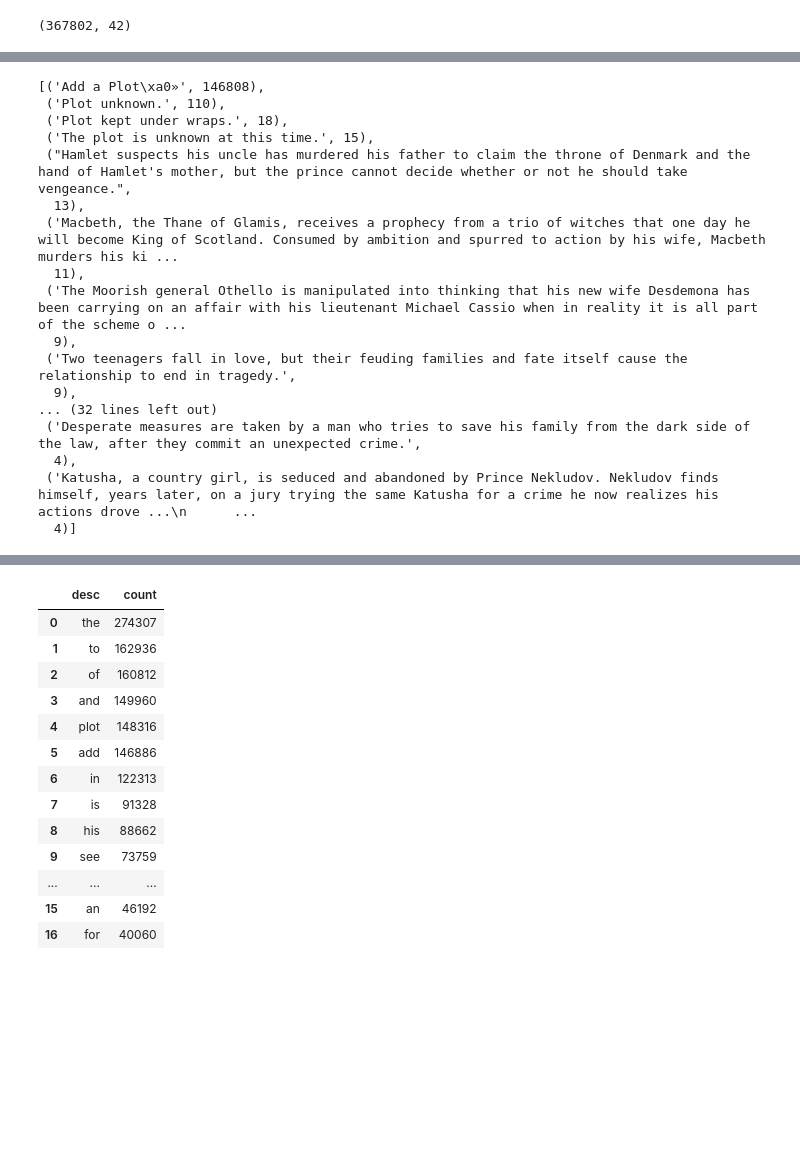
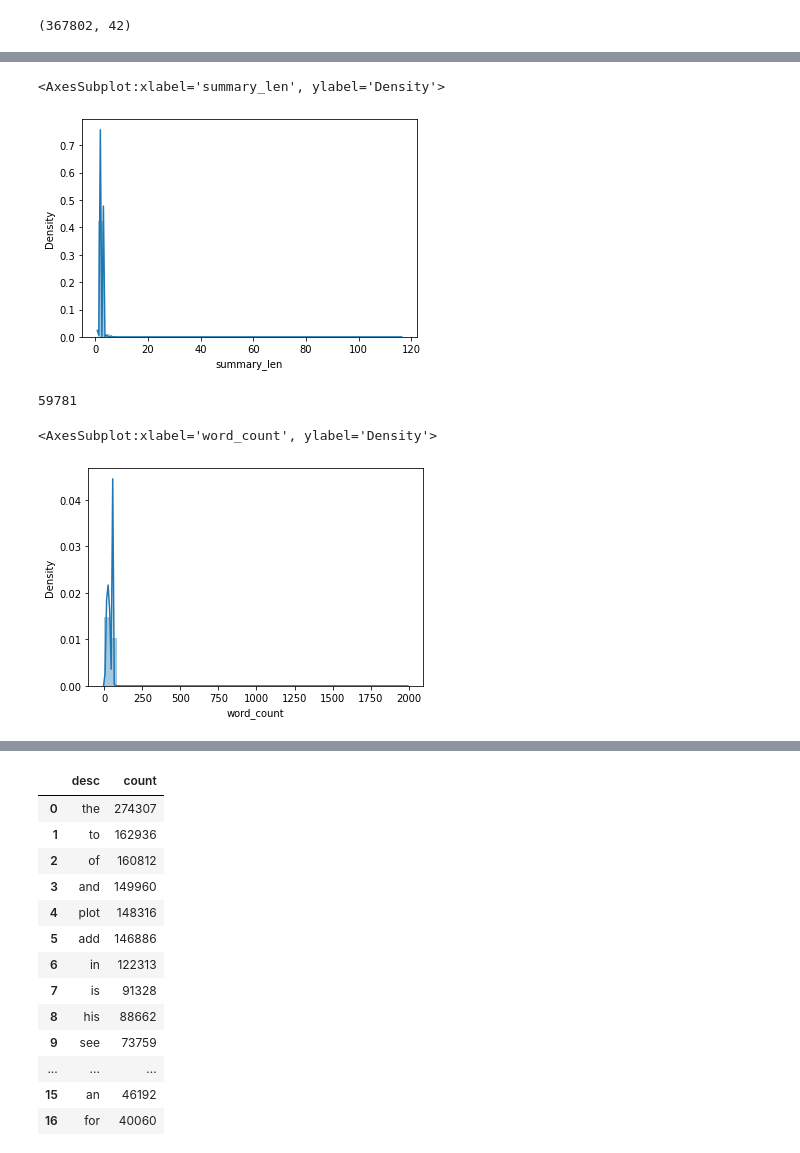
Before and after one commit to F1nalFortune/movie_recommendation, a Jupyter notebook: create_phelps.ipynb, the cells around one changed output, grey strips where cells are left out. Drawn from its saved outputs; the diff is of its cells as text; code cells hidden in the pictures; blank space fills up the shorter version.

```diff
--- a/create_phelps.ipynb
+++ b/create_phelps.ipynb
@@ -60 +134,6 @@ df=df.drop(columns=drop_columns)
+# %%
+def summary_len(text):
+  result = len(tokenizer.tokenize(text))
+  return result
+df['summary_len']=df['summary'].apply(summary_len)
 # %%
@@ -72,20 +154,5 @@ df['summary_len']
-# %%
-Counter(df['summary'].dropna()).most_common(30)
-# %% [output]
-[('Add a Plot\xa0»', 146808),
- ('Plot unknown.', 110),
- ('Plot kept under wraps.', 18),
- ('The plot is unknown at this time.', 15),
- ("Hamlet suspects his uncle has murdered his father to claim the throne of Denmark and the hand of Hamlet's mother, but the prince cannot decide whether or not he should take vengeance.",
-  13),
- ('Macbeth, the Thane of Glamis, receives a prophecy from a trio of witches that one day he will become King of Scotland. Consumed by ambition and spurred to action by his wife, Macbeth murders his ki ...
-  11),
- ('The Moorish general Othello is manipulated into thinking that his new wife Desdemona has been carrying on an affair with his lieutenant Michael Cassio when in reality it is all part of the scheme o ...
-  9),
- ('Two teenagers fall in love, but their feuding families and fate itself cause the relationship to end in tragedy.',
-  9),
-... (32 lines left out)
- ('Desperate measures are taken by a man who tries to save his family from the dark side of the law, after they commit an unexpected crime.',
-  4),
- ('Katusha, a country girl, is seduced and abandoned by Prince Nekludov. Nekludov finds himself, years later, on a jury trying the same Katusha for a crime he now realizes his actions drove ...\n      ...
-  4)]
+# %%
+sns.distplot(df['summary_len'])
+# %% [output]
+<AxesSubplot:xlabel='summary_len', ylabel='Density'>
+[figure, added]
@@ -91,0 +161,9 @@ Counter(df['summary'].dropna()).most_common(30)
+# %%
+len(df.loc[df['word_count']<25])
+# %% [output]
+59781
+# %%
+sns.distplot(df['word_count'])
+# %% [output]
+<AxesSubplot:xlabel='word_count', ylabel='Density'>
+[figure, added]
```
Also changed, not shown: parts of 31 cells of this notebook, 3 other files.
